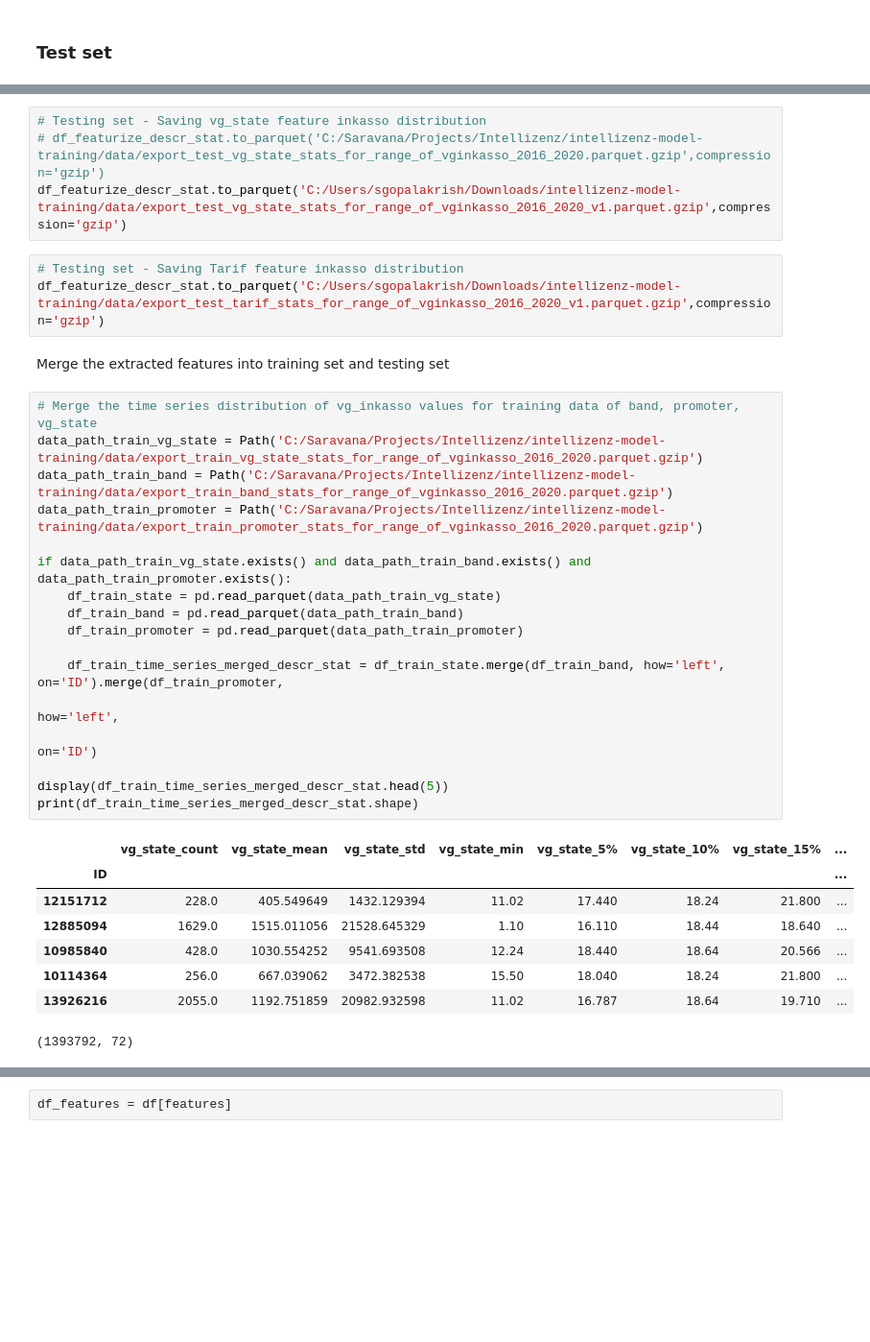
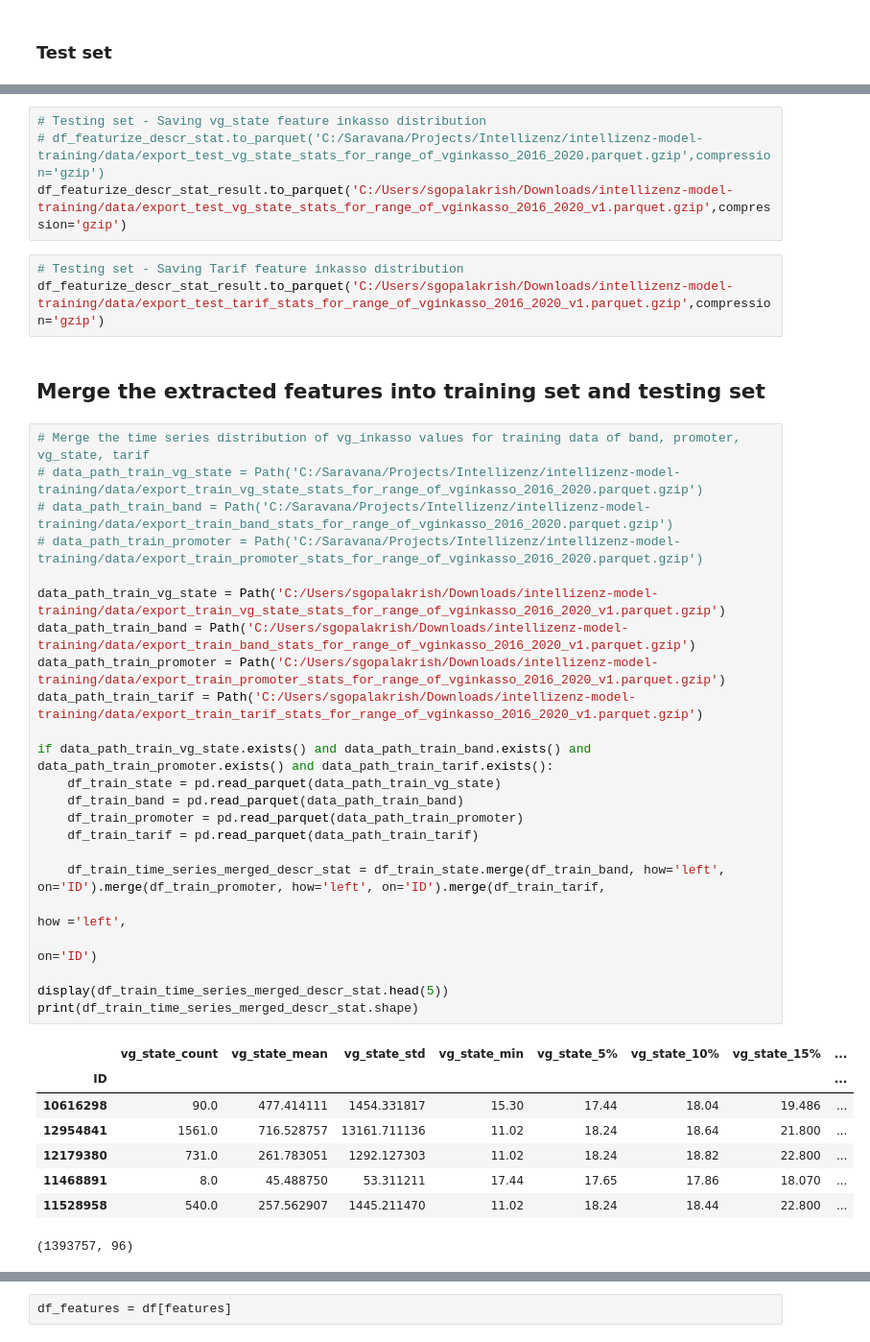
Before and after one commit to Saraavana/reclamation-processing, a Jupyter notebook: baseline/Features/00-generate-features.ipynb, the cells around one changed output, grey strips where cells are left out. Shown at 96% size. Saved outputs shown, nothing was run; the diff lists cells and outputs as text; blank space fills up the shorter version.

Commit message:
Extracted time series features

```diff
--- a/baseline/Features/00-generate-features.ipynb
+++ b/baseline/Features/00-generate-features.ipynb
@@ -151,36 +165,42 @@ df_featurize_descr_stat.to_parquet('C:/Users/sgopalakrish/Downloads/intellizenz-
 # %%
 # Testing set - Saving vg_state feature inkasso distribution
 # df_featurize_descr_stat.to_parquet('C:/Saravana/Projects/Intellizenz/intellizenz-model-training/data/export_test_vg_state_stats_for_range_of_vginkasso_2016_2020.parquet.gzip',compression='gzip')
-df_featurize_descr_stat.to_parquet('C:/Users/sgopalakrish/Downloads/intellizenz-model-training/data/export_test_vg_state_stats_for_range_of_vginkasso_2016_2020_v1.parquet.gzip',compression='gzip')
+df_featurize_descr_stat_result.to_parquet('C:/Users/sgopalakrish/Downloads/intellizenz-model-training/data/export_test_vg_state_stats_for_range_of_vginkasso_2016_2020_v1.parquet.gzip',compression='gzip')
 # %%
 # Testing set - Saving Tarif feature inkasso distribution
-df_featurize_descr_stat.to_parquet('C:/Users/sgopalakrish/Downloads/intellizenz-model-training/data/export_test_tarif_stats_for_range_of_vginkasso_2016_2020_v1.parquet.gzip',compression='gzip')
+df_featurize_descr_stat_result.to_parquet('C:/Users/sgopalakrish/Downloads/intellizenz-model-training/data/export_test_tarif_stats_for_range_of_vginkasso_2016_2020_v1.parquet.gzip',compression='gzip')
 # %% [markdown]
-Merge the extracted features into training set and testing set
+## Merge the extracted features into training set and testing set
 # %%
-# Merge the time series distribution of vg_inkasso values for training data of band, promoter, vg_state
-data_path_train_vg_state = Path('C:/Saravana/Projects/Intellizenz/intellizenz-model-training/data/export_train_vg_state_stats_for_range_of_vginkasso_2016_2020.parquet.gzip')
-data_path_train_band = Path('C:/Saravana/Projects/Intellizenz/intellizenz-model-training/data/export_train_band_stats_for_range_of_vginkasso_2016_2020.parquet.gzip')
-data_path_train_promoter = Path('C:/Saravana/Projects/Intellizenz/intellizenz-model-training/data/export_train_promoter_stats_for_range_of_vginkasso_2016_2020.parquet.gzip')
+# Merge the time series distribution of vg_inkasso values for training data of band, promoter, vg_state, tarif
+# data_path_train_vg_state = Path('C:/Saravana/Projects/Intellizenz/intellizenz-model-training/data/export_train_vg_state_stats_for_range_of_vginkasso_2016_2020.parquet.gzip')
+# data_path_train_band = Path('C:/Saravana/Projects/Intellizenz/intellizenz-model-training/data/export_train_band_stats_for_range_of_vginkasso_2016_2020.parquet.gzip')
+# data_path_train_promoter = Path('C:/Saravana/Projects/Intellizenz/intellizenz-model-training/data/export_train_promoter_stats_for_range_of_vginkasso_2016_2020.parquet.gzip')
 
-if data_path_train_vg_state.exists() and data_path_train_band.exists() and data_path_train_promoter.exists():
+data_path_train_vg_state = Path('C:/Users/sgopalakrish/Downloads/intellizenz-model-training/data/export_train_vg_state_stats_for_range_of_vginkasso_2016_2020_v1.parquet.gzip')
+data_path_train_band = Path('C:/Users/sgopalakrish/Downloads/intellizenz-model-training/data/export_train_band_stats_for_range_of_vginkasso_2016_2020_v1.parquet.gzip')
+data_path_train_promoter = Path('C:/Users/sgopalakrish/Downloads/intellizenz-model-training/data/export_train_promoter_stats_for_range_of_vginkasso_2016_2020_v1.parquet.gzip')
+data_path_train_tarif = Path('C:/Users/sgopalakrish/Downloads/intellizenz-model-training/data/export_train_tarif_stats_for_range_of_vginkasso_2016_2020_v1.parquet.gzip')
+
+if data_path_train_vg_state.exists() and data_path_train_band.exists() and data_path_train_promoter.exists() and data_path_train_tarif.exists():
     df_train_state = pd.read_parquet(data_path_train_vg_state)
     df_train_band = pd.read_parquet(data_path_train_band)
     df_train_promoter = pd.read_parquet(data_path_train_promoter)
+    df_train_tarif = pd.read_parquet(data_path_train_tarif)
 
-    df_train_time_series_merged_descr_stat = df_train_state.merge(df_train_band, how='left', on='ID').merge(df_train_promoter,
-                                                                                                    how='left',
-                                                                                                        on='ID')
+    df_train_time_series_merged_descr_stat = df_train_state.merge(df_train_band, how='left', on='ID').merge(df_train_promoter, how='left', on='ID').merge(df_train_tarif,
+                                                                                                                                                           how ='left',
+                                                                                                                                                           on='ID')
 
 display(df_train_time_series_merged_descr_stat.head(5))
 print(df_train_time_series_merged_descr_stat.shape)
 # %% [output]
 |  | vg_state_count | vg_state_mean | vg_state_std | vg_state_min | vg_state_5% | vg_state_10% | vg_state_15% | ... |
 | ID |  |  |  |  |  |  |  | ... |
-| 12151712 | 228.0 | 405.549649 | 1432.129394 | 11.02 | 17.440 | 18.24 | 21.800 | ... |
-| 12885094 | 1629.0 | 1515.011056 | 21528.645329 | 1.10 | 16.110 | 18.44 | 18.640 | ... |
-| 10985840 | 428.0 | 1030.554252 | 9541.693508 | 12.24 | 18.440 | 18.64 | 20.566 | ... |
-| 10114364 | 256.0 | 667.039062 | 3472.382538 | 15.50 | 18.040 | 18.24 | 21.800 | ... |
-| 13926216 | 2055.0 | 1192.751859 | 20982.932598 | 11.02 | 16.787 | 18.64 | 19.710 | ... |
+| 10616298 | 90.0 | 477.414111 | 1454.331817 | 15.30 | 17.44 | 18.04 | 19.486 | ... |
+| 12954841 | 1561.0 | 716.528757 | 13161.711136 | 11.02 | 18.24 | 18.64 | 21.800 | ... |
+| 12179380 | 731.0 | 261.783051 | 1292.127303 | 11.02 | 18.24 | 18.82 | 22.800 | ... |
+| 11468891 | 8.0 | 45.488750 | 53.311211 | 17.44 | 17.65 | 17.86 | 18.070 | ... |
+| 11528958 | 540.0 | 257.562907 | 1445.211470 | 11.02 | 18.24 | 18.44 | 22.800 | ... |
-(1393792, 72)
+(1393757, 96)
 # %%
```
Also changed, not shown: parts of 16 cells of this notebook, 3 other files.
